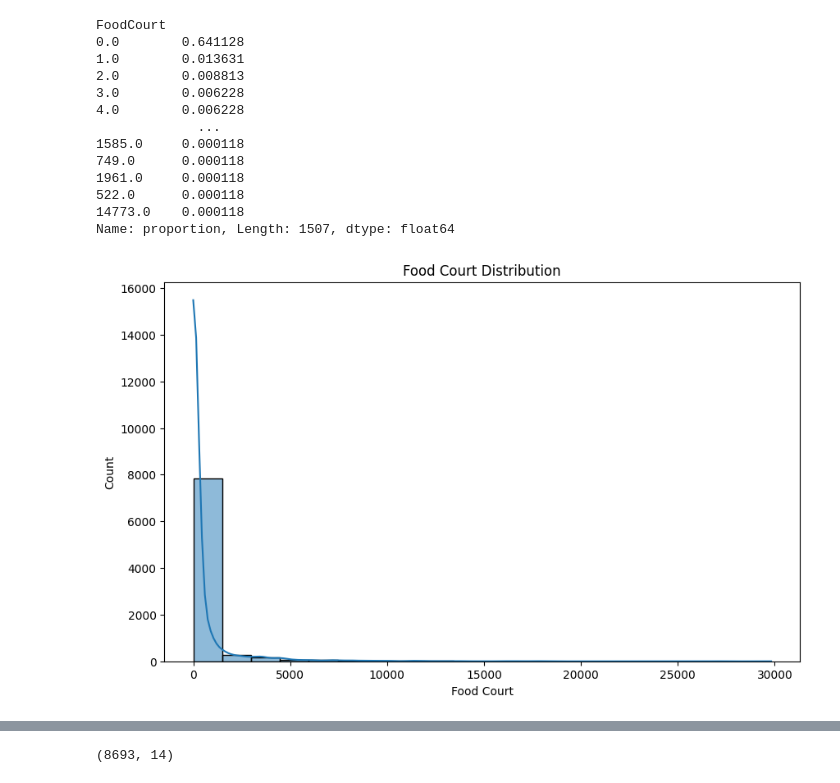
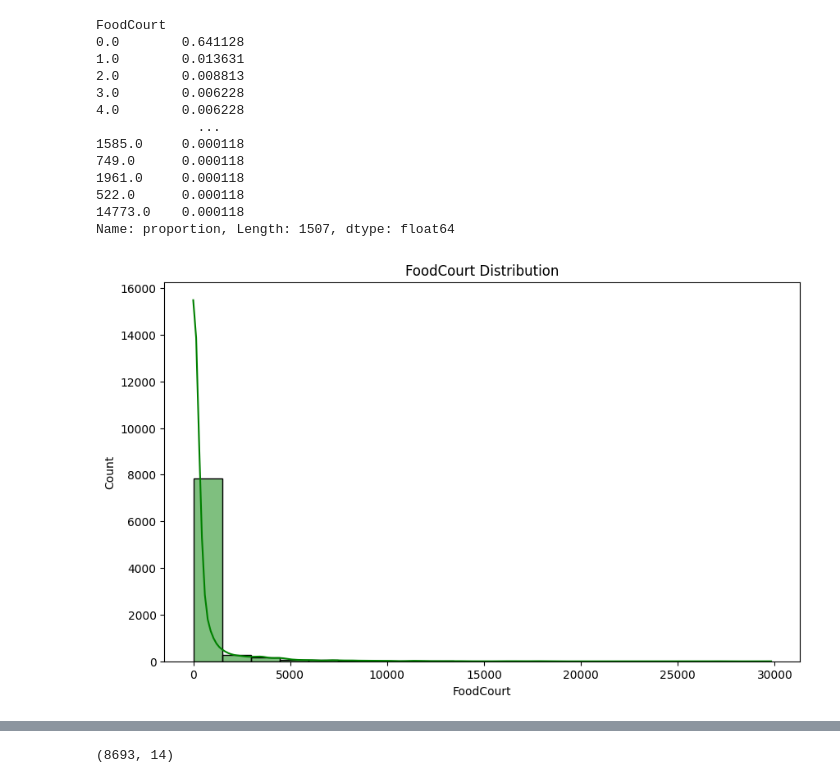
Before and after one commit to dextermadh/Sapceship-Titanic--Survival-Prediction, a Jupyter notebook: model_creation.ipynb, the cells around one changed output, grey strips where cells are left out. Saved outputs shown, nothing was run; the diff lists cells and outputs as text; code cells hidden in the pictures.

```diff
--- a/model_creation.ipynb
+++ b/model_creation.ipynb
@@ -169,8 +171,13 @@ Name: RoomService, dtype: float64
+# %%
+# function to draw the histplot for each feature
+def feature_histplot(df, col, color):
+    plt.figure(figsize=(10,6))
+    sns.histplot(df[col], bins=20, kde=True, color=color)
+    plt.title(f'{col} Distribution')
+    plt.xlabel(col)
+    plt.ylabel('Count')
+    plt.show()
 # %%
-plt.figure(figsize=(10,6))
-sns.histplot(df.RoomService, bins=20, kde=True)
-plt.title('Room Service Distribution')
-plt.xlabel('Room Service')
-plt.ylabel('Count')
-plt.show()
+df2 = df
+feature_histplot(df2, 'RoomService', 'blue')
 # %% [output]
@@ -192,12 +199,6 @@ RoomService
 2555.0    0.000117
 Name: proportion, Length: 1273, dtype: float64
 # %%
-df2 = df.copy()
-df2.RoomService.fillna(0)
+df2.RoomService = df2.RoomService.fillna(0)
 # I assume that nan values are the people who didn't spend on the room service
 # also we can do the same for the other spaceship's luxury amentities null values too
-df2.FoodCourt.fillna(0)
-df2.ShoppingMall.fillna(0)
-df2.ShoppingMall.fillna(0)
-df2.Spa.fillna(0)
-df2.VRDeck.fillna(0)
@@ -231,13 +219,7 @@ FoodCourt
 14773.0    0.000118
 Name: proportion, Length: 1507, dtype: float64
 # %%
-plt.figure(figsize=(10,6))
-sns.histplot(df.FoodCourt, bins=20, kde=True)
-plt.title('Food Court Distribution')
-plt.xlabel('Food Court')
-plt.ylabel('Count')
-plt.show()
-
-# by
+feature_histplot(df2, 'FoodCourt', 'green')
+# by looking at these values there are lot of passengers didn't spent money on food court at all
 # %% [output]
-[figure, old version]
+[figure, new version]
```
Also changed, not shown: parts of 36 cells of this notebook.
